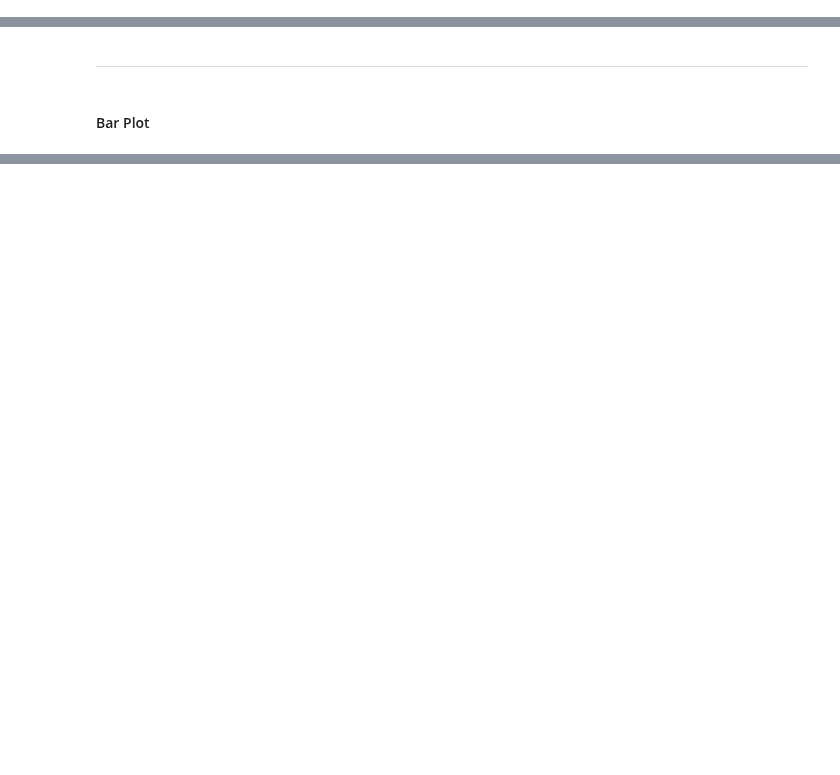
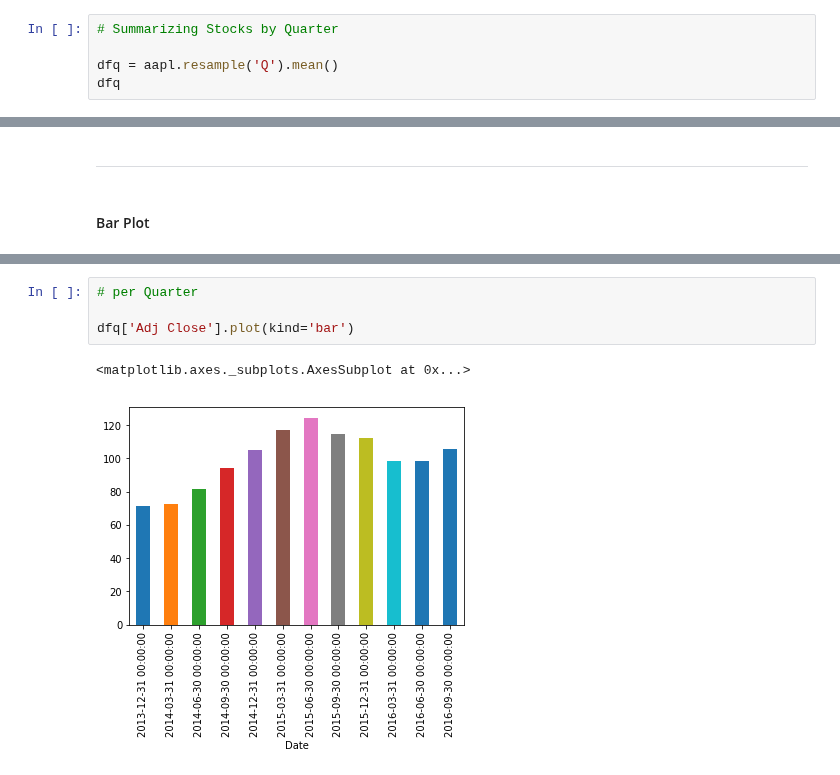
Before and after one commit to CFerraren/Python-Matplotlib, a Jupyter notebook: 1.2_Bar Plot.ipynb, the cells around one changed output, grey strips where cells are left out. Cells and saved outputs as stored; diff of their text form; blank space fills up the shorter version.

```diff
--- a/1.2_Bar Plot.ipynb
+++ b/1.2_Bar Plot.ipynb
@@ -80,0 +95,5 @@ aapl.head()
+# %%
+# Summarizing Stocks by Quarter
+
+dfq = aapl.resample('Q').mean()
+dfq
@@ -100,0 +135,7 @@ aapl['Close'].plot(kind='line')
+# %%
+# per Quarter
+
+dfq['Adj Close'].plot(kind='bar')
+# %% [output]
+<matplotlib.axes._subplots.AxesSubplot at 0x...>
+[figure, added]
```
Also changed, not shown: parts of 18 cells of this notebook, 2 other files.
